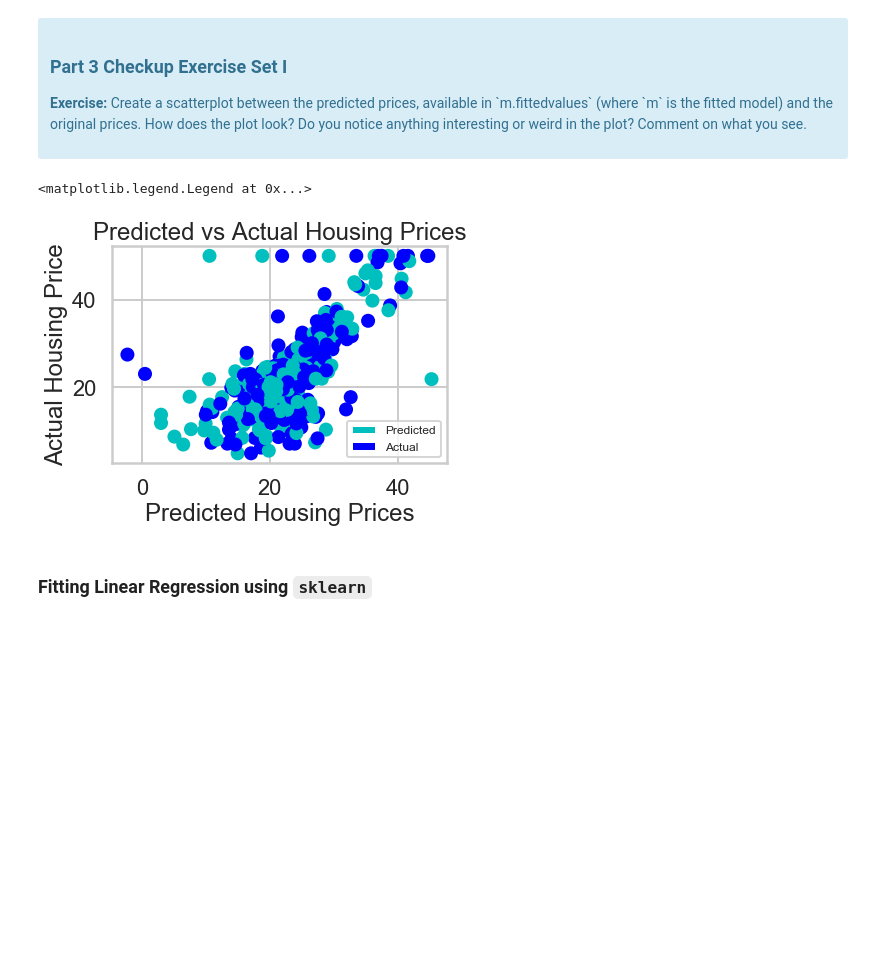
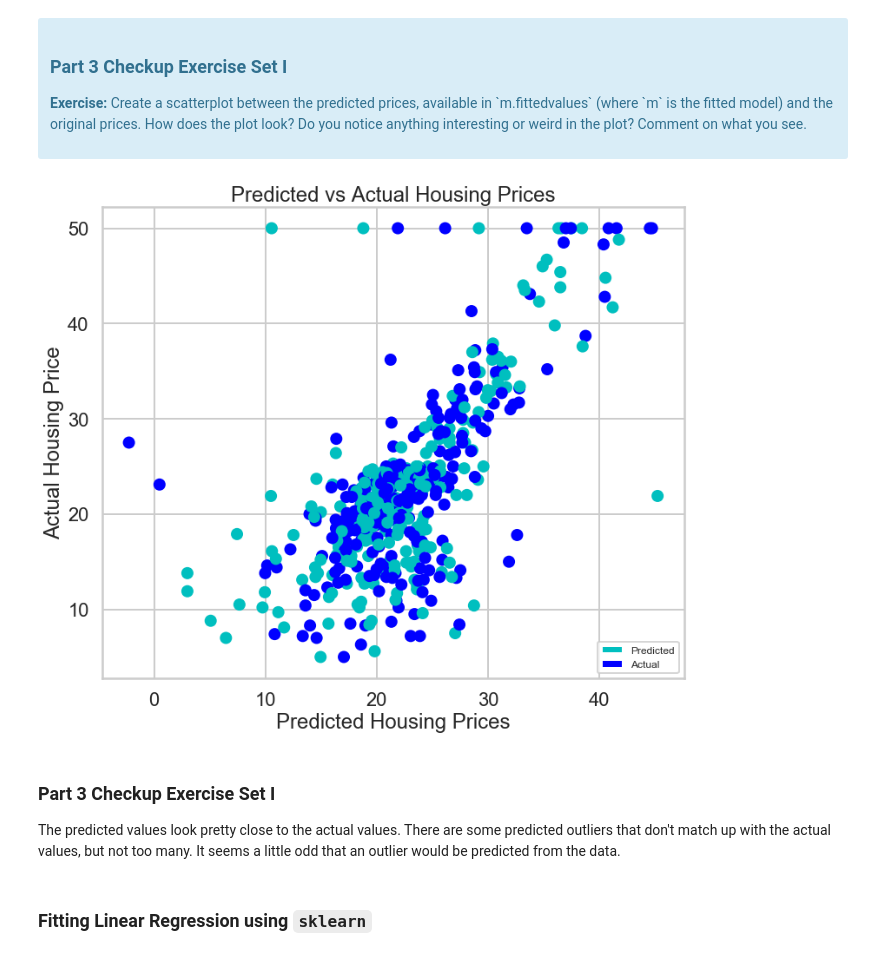
Before and after one commit to cleonard1261/springboard, a Jupyter notebook: linear_regression/Mini_Project_Linear_Regression.ipynb, the cells around one changed output. Cells and saved outputs as stored; diff of their text form; code cells hidden in the pictures; blank space fills up the shorter version.

```diff
--- a/linear_regression/Mini_Project_Linear_Regression.ipynb
+++ b/linear_regression/Mini_Project_Linear_Regression.ipynb
@@ -503,26 +530,29 @@ Let's see how our model actually fit our data. We can see below that there is a
 # %%
 import matplotlib.patches as mpatches
 # your turn
 #plt.scatter(m.fittedvalues, )
+fig, axes = plt.subplots(nrows=1, ncols=1, figsize=(12,10))
 ys = ['Predicted','Actual']
 y_colours = ['c','b']
-plt.scatter(m.fittedvalues,bos.PRICE, color=y_colours)
-plt.xlabel("Predicted Housing Prices")
-plt.ylabel("Actual Housing Price")
-plt.title("Predicted vs Actual Housing Prices")
+_ = plt.scatter(m.fittedvalues,bos.PRICE, color=y_colours)
+_ = plt.xlabel("Predicted Housing Prices")
+_ = plt.ylabel("Actual Housing Price")
+_ = plt.title("Predicted vs Actual Housing Prices")
 
 
 recs = []
 for i in range(0,len(ys)):
     recs.append(mpatches.Rectangle((0,0),1,1,fc=y_colours[i]))
-plt.legend(recs,ys,loc=4, fontsize=12)
+_ = plt.legend(recs,ys,loc=4, fontsize=12)
 
 
 # The predicted values seem to be very close to the actual values. The model was even able to predict some of
 # the outliers with some degree of accuracy.
 # %% [output]
-<matplotlib.legend.Legend at 0x...>
-[figure, old version]
+[figure, new version]
+# %% [markdown]
+### Part 3 Checkup Exercise Set I
+The predicted values look pretty close to the actual values. There are some predicted outliers that don't match up with the actual values, but not too many. It seems a little odd that an outlier would be predicted from the data.
 # %% [markdown]
 ### Fitting Linear Regression using `sklearn`
 # %%
```
Also changed, not shown: parts of 13 cells of this notebook.
